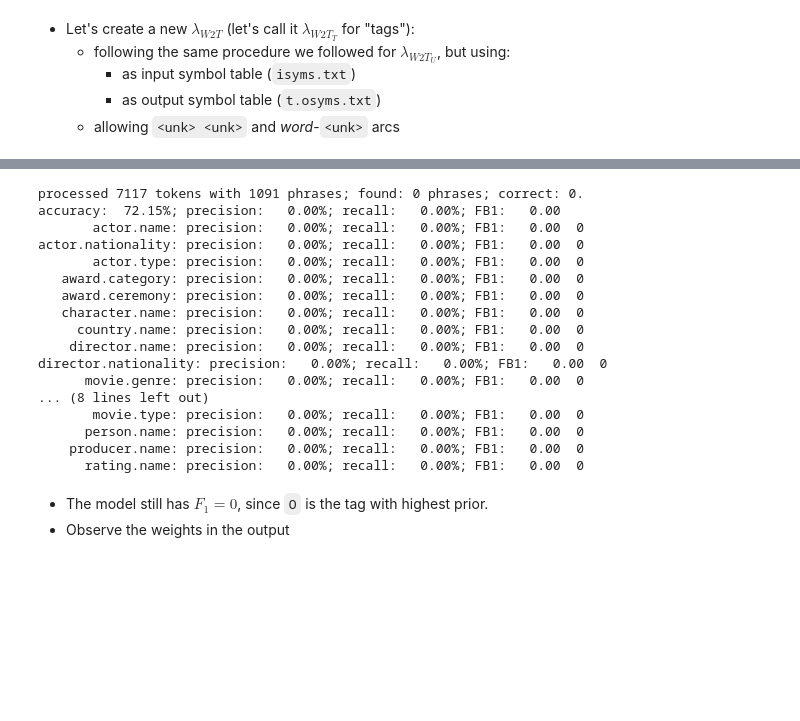
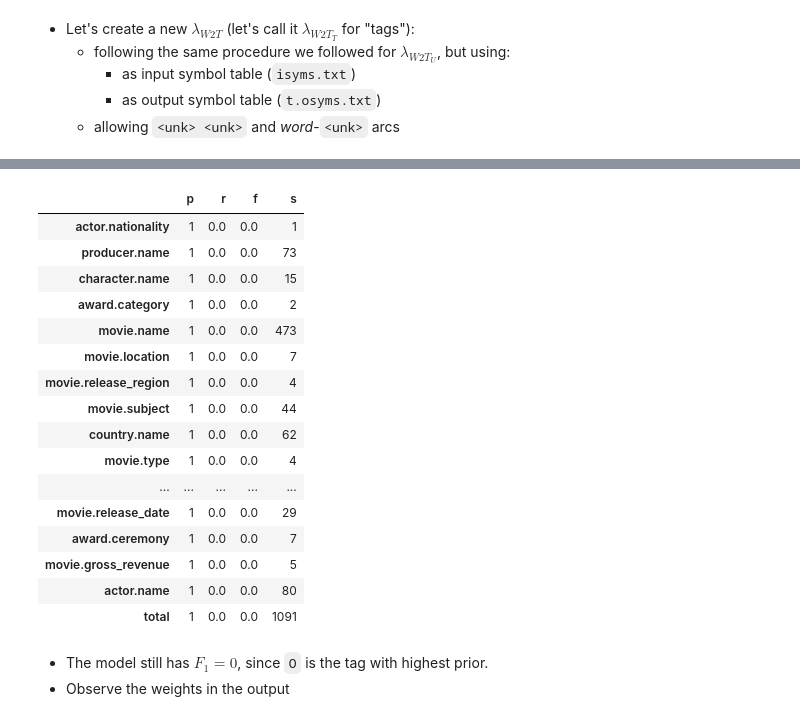
Before and after one commit to esrel/UNITN.LUS.Lab, a Jupyter notebook: notebooks/sequence_labeling_wfsm.ipynb, the cells around one changed output, grey strips where cells are left out. Cells and saved outputs as stored; diff of their text form; code cells hidden in the pictures; blank space fills up the shorter version.

```diff
--- a/notebooks/sequence_labeling_wfsm.ipynb
+++ b/notebooks/sequence_labeling_wfsm.ipynb
@@ -443,29 +529,34 @@ farr=($(ls $wdir))
 for f in ${farr[@]}
 do
     fstcompose $wdir/$f w2t_t.bin | fstcompose - t1.lm |\
-        fstshortestpath | fstrmepsilon | fsttopsort | fstprint
+        fstshortestpath | fstrmepsilon | fsttopsort | fstprint --isymbols=isyms.txt
 done > w2t_t.t1.out
-
-paste tst.conll w2t_t.t1.out | cut  -f 1,2,6 | tr '\t' ' ' | sed 's/^ .*//g' > w2t_t.t1.out.conll
-perl ../src/conlleval.pl < w2t_t.t1.out.conll
-# %% [output]
-processed 7117 tokens with 1091 phrases; found: 0 phrases; correct: 0.
-accuracy:  72.15%; precision:   0.00%; recall:   0.00%; FB1:   0.00
-       actor.name: precision:   0.00%; recall:   0.00%; FB1:   0.00  0
-actor.nationality: precision:   0.00%; recall:   0.00%; FB1:   0.00  0
-       actor.type: precision:   0.00%; recall:   0.00%; FB1:   0.00  0
-   award.category: precision:   0.00%; recall:   0.00%; FB1:   0.00  0
-   award.ceremony: precision:   0.00%; recall:   0.00%; FB1:   0.00  0
-   character.name: precision:   0.00%; recall:   0.00%; FB1:   0.00  0
-     country.name: precision:   0.00%; recall:   0.00%; FB1:   0.00  0
-    director.name: precision:   0.00%; recall:   0.00%; FB1:   0.00  0
-director.nationality: precision:   0.00%; recall:   0.00%; FB1:   0.00  0
-      movie.genre: precision:   0.00%; recall:   0.00%; FB1:   0.00  0
-... (8 lines left out)
-       movie.type: precision:   0.00%; recall:   0.00%; FB1:   0.00  0
-      person.name: precision:   0.00%; recall:   0.00%; FB1:   0.00  0
-    producer.name: precision:   0.00%; recall:   0.00%; FB1:   0.00  0
-      rating.name: precision:   0.00%; recall:   0.00%; FB1:   0.00  0
+# %%
+refs = read_corpus_conll('tst.conll')
+hyps = read_fst4conll('w2t_t.t1.out')
+
+results = evaluate(refs, hyps)
+
+pd_tbl = pd.DataFrame().from_dict(results, orient='index')
+pd_tbl.round(decimals=3)
+# %% [output]
+|  | p | r | f | s |
+| actor.nationality | 1 | 0.0 | 0.0 | 1 |
+| producer.name | 1 | 0.0 | 0.0 | 73 |
+| character.name | 1 | 0.0 | 0.0 | 15 |
+| award.category | 1 | 0.0 | 0.0 | 2 |
+| movie.name | 1 | 0.0 | 0.0 | 473 |
+| movie.location | 1 | 0.0 | 0.0 | 7 |
+| movie.release_region | 1 | 0.0 | 0.0 | 4 |
+| movie.subject | 1 | 0.0 | 0.0 | 44 |
+| country.name | 1 | 0.0 | 0.0 | 62 |
+| movie.type | 1 | 0.0 | 0.0 | 4 |
+| ... | ... | ... | ... | ... |
+| movie.release_date | 1 | 0.0 | 0.0 | 29 |
+| award.ceremony | 1 | 0.0 | 0.0 | 7 |
+| movie.gross_revenue | 1 | 0.0 | 0.0 | 5 |
+| actor.name | 1 | 0.0 | 0.0 | 80 |
+| total | 1 | 0.0 | 0.0 | 1091 |
 # %% [markdown]
 - The model still has $F_1=0$, since `O` is the tag with highest prior.
 - Observe the weights in the output
```
Also changed, not shown: parts of 49 cells of this notebook.
